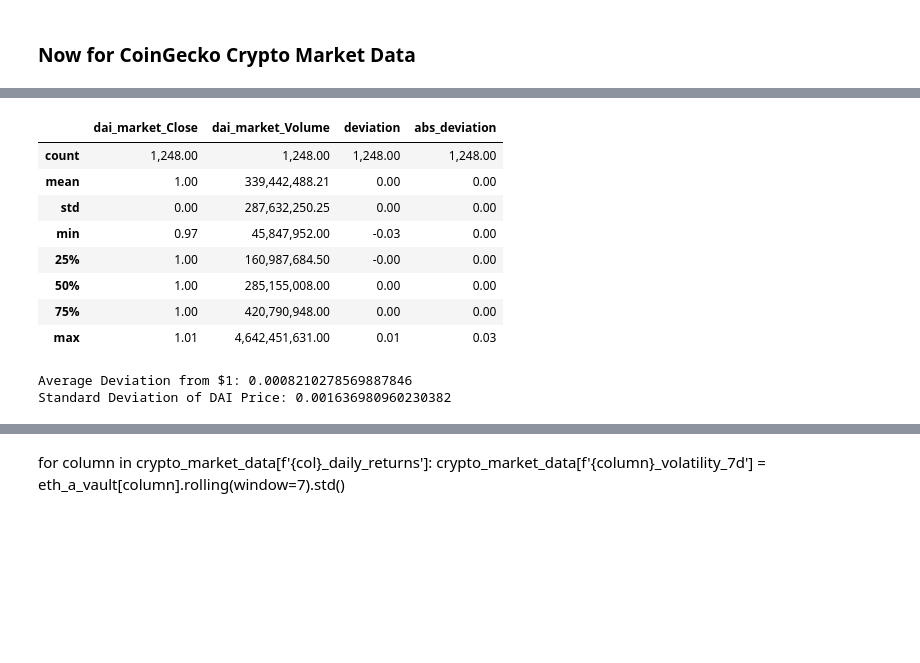
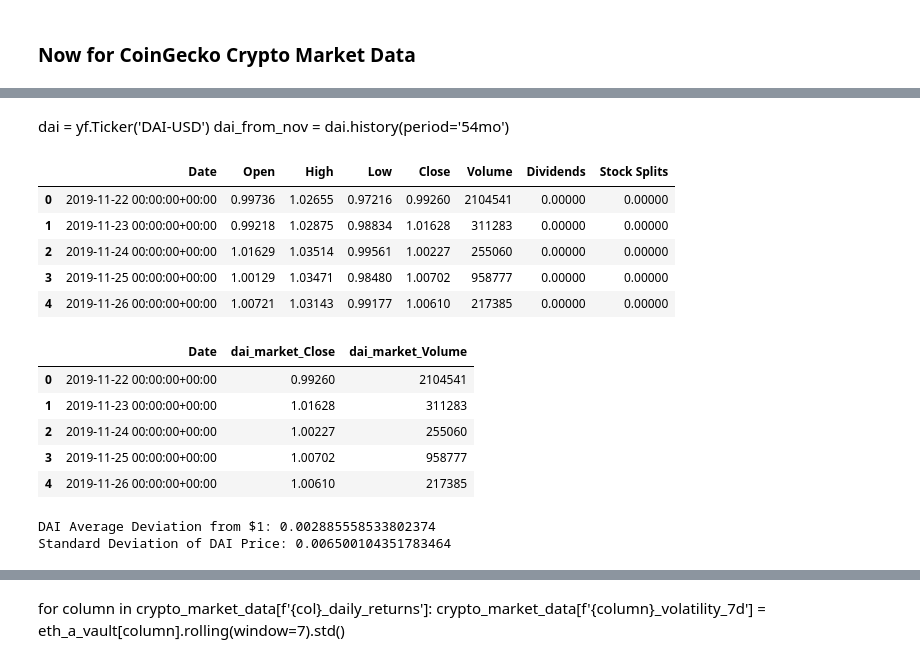
Before and after one commit to BrandynHamilton/mkrdao_port_mgmt, a Jupyter notebook: notebooks/exploratory.ipynb, the cells around one changed output, grey strips where cells are left out. Saved outputs shown, nothing was run; the diff lists cells and outputs as text; code cells hidden in the pictures; blank space fills up the shorter version.

```diff
--- a/notebooks/exploratory.ipynb
+++ b/notebooks/exploratory.ipynb
@@ -239,8 +214,10 @@ pivoted_income_statement = is_csv.pivot_table(index='period',
                             columns='item',
                             values='value',
                             aggfunc='sum').reset_index()
+# %%
+pivoted_income_statement.drop(columns=['1 - PnL','2 - Assets','2.8 - Operating Reserves','3 - Liabilities & Equity','3.8 - Equity (Operating Reserves)'], inplace=True)
 # %%
-pivoted_income_statement['Total Revenues']= pivoted_income_statement[['1 - PnL', '1.1 - Lending Revenues', '1.2 - Liquidations Revenues', '1.3 - Trading Revenues']].sum(axis=1)
+pivoted_income_statement['Total Revenues']= pivoted_income_statement[['1.1 - Lending Revenues', '1.2 - Liquidations Revenues', '1.3 - Trading Revenues']].sum(axis=1)
 pivoted_income_statement['Total Expenses'] = pivoted_income_statement[['1.4 - Lending Expenses', '1.5 - Liquidations Expenses', '1.6 - Workforce Expenses']].sum(axis=1)
 pivoted_income_statement['profit_margin'] = pivoted_income_statement['1.9 - Net Income'] / pivoted_income_statement['2.9 - Total Assets']
 pivoted_income_statement['ROA'] = pivoted_income_statement['1.9 - Net Income'] / pivoted_income_statement['2.9 - Total Assets']
@@ -1873,31 +2019,42 @@ dai = yf.Ticker('DAI-USD')
+# %% [markdown]
+dai = yf.Ticker('DAI-USD')
+dai_from_nov = dai.history(period='54mo')
+# %%
+dai_from_nov_path = '../data/csv/dai.csv'
+#dai_from_nov.to_csv(dai_from_nov_path)
+dai_from_nov = pd.read_csv(dai_from_nov_path)
+dai_from_nov.head()
+# %% [output]
+|  | Date | Open | High | Low | Close | Volume | Dividends | Stock Splits |
+| 0 | 2019-11-22 00:00:00+00:00 | 0.99736 | 1.02655 | 0.97216 | 0.99260 | 2104541 | 0.00000 | 0.00000 |
+| 1 | 2019-11-23 00:00:00+00:00 | 0.99218 | 1.02875 | 0.98834 | 1.01628 | 311283 | 0.00000 | 0.00000 |
+| 2 | 2019-11-24 00:00:00+00:00 | 1.01629 | 1.03514 | 0.99561 | 1.00227 | 255060 | 0.00000 | 0.00000 |
+| 3 | 2019-11-25 00:00:00+00:00 | 1.00129 | 1.03471 | 0.98480 | 1.00702 | 958777 | 0.00000 | 0.00000 |
+| 4 | 2019-11-26 00:00:00+00:00 | 1.00721 | 1.03143 | 0.99177 | 1.00610 | 217385 | 0.00000 | 0.00000 |
 # %%
-dai_from_nov = dai.history(period='41mo')
 dai_from_nov = dai_from_nov.drop(columns=['Dividends','Stock Splits','Open','Low','High'])
 # %%
 dai_from_nov.columns = [f'dai_market_{col}' if col != 'Date' else col for col in dai_from_nov.columns]
 # %%
-dai_from_nov.describe()
+dai_from_nov.head()
 # %% [output]
-|  | dai_market_Close | dai_market_Volume | deviation | abs_deviation |
-| count | 1,248.00 | 1,248.00 | 1,248.00 | 1,248.00 |
-| mean | 1.00 | 339,442,488.21 | 0.00 | 0.00 |
-| std | 0.00 | 287,632,250.25 | 0.00 | 0.00 |
-| min | 0.97 | 45,847,952.00 | -0.03 | 0.00 |
-| 25% | 1.00 | 160,987,684.50 | -0.00 | 0.00 |
-| 50% | 1.00 | 285,155,008.00 | 0.00 | 0.00 |
-| 75% | 1.00 | 420,790,948.00 | 0.00 | 0.00 |
-| max | 1.01 | 4,642,451,631.00 | 0.01 | 0.03 |
+|  | Date | dai_market_Close | dai_market_Volume |
+| 0 | 2019-11-22 00:00:00+00:00 | 0.99260 | 2104541 |
+| 1 | 2019-11-23 00:00:00+00:00 | 1.01628 | 311283 |
+| 2 | 2019-11-24 00:00:00+00:00 | 1.00227 | 255060 |
+| 3 | 2019-11-25 00:00:00+00:00 | 1.00702 | 958777 |
+| 4 | 2019-11-26 00:00:00+00:00 | 1.00610 | 217385 |
 # %%
-dai_from_nov['deviation'] = dai_from_nov['dai_market_Close'] - 1
-dai_from_nov['abs_deviation'] = dai_from_nov['deviation'].abs()
+dai_from_nov['dai_deviation'] = dai_from_nov['dai_market_Close'] - 1
+dai_from_nov['dai_abs_deviation'] = dai_from_nov['dai_deviation'].abs()
 
-average_deviation = dai_from_nov['abs_deviation'].mean()
+average_deviation = dai_from_nov['dai_abs_deviation'].mean()
 standard_deviation = dai_from_nov['dai_market_Close'].std()
 
-print(f"Average Deviation from $1: {average_deviation}")
+print(f"DAI Average Deviation from $1: {average_deviation}")
 print(f"Standard Deviation of DAI Price: {standard_deviation}")
 # %% [output]
-Average Deviation from $1: 0.0008210278569887846
-Standard Deviation of DAI Price: 0.001636980960230382
+DAI Average Deviation from $1: 0.002885558533802374
+Standard Deviation of DAI Price: 0.006500104351783464
 # %%
 crypto_market_data = pd.merge(dai_from_nov, eth_from_nov, on=['Date'], how='inner')
```
Also changed, not shown: parts of 268 cells of this notebook, 24 other files.
